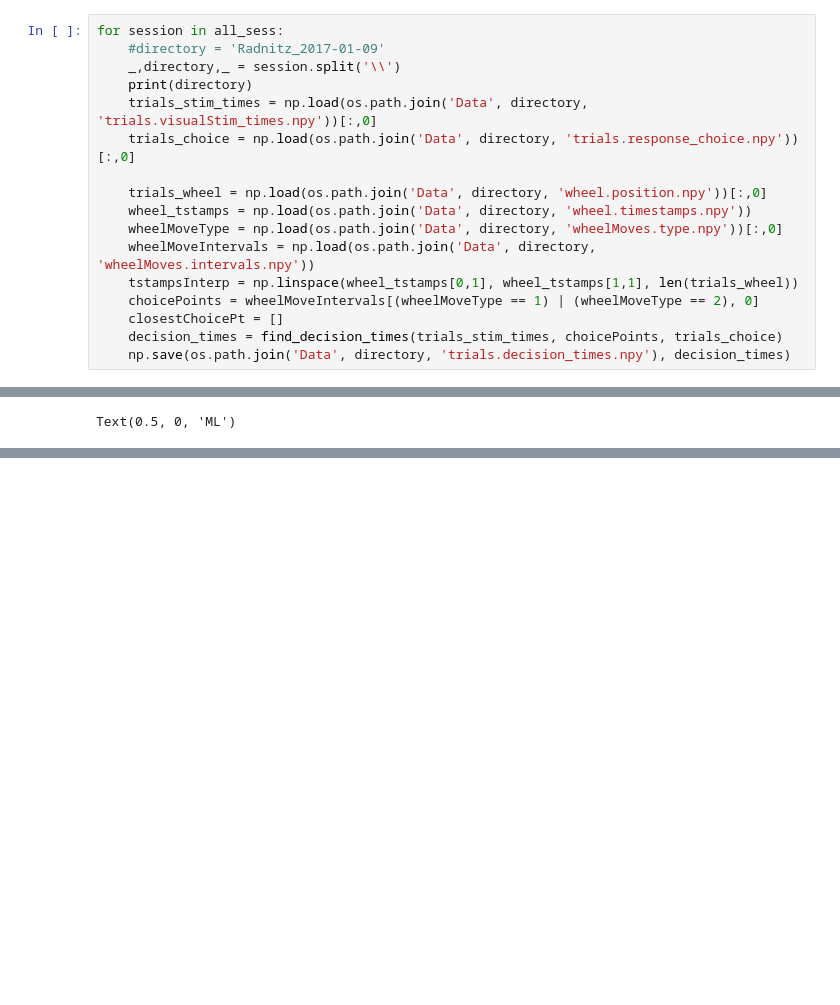
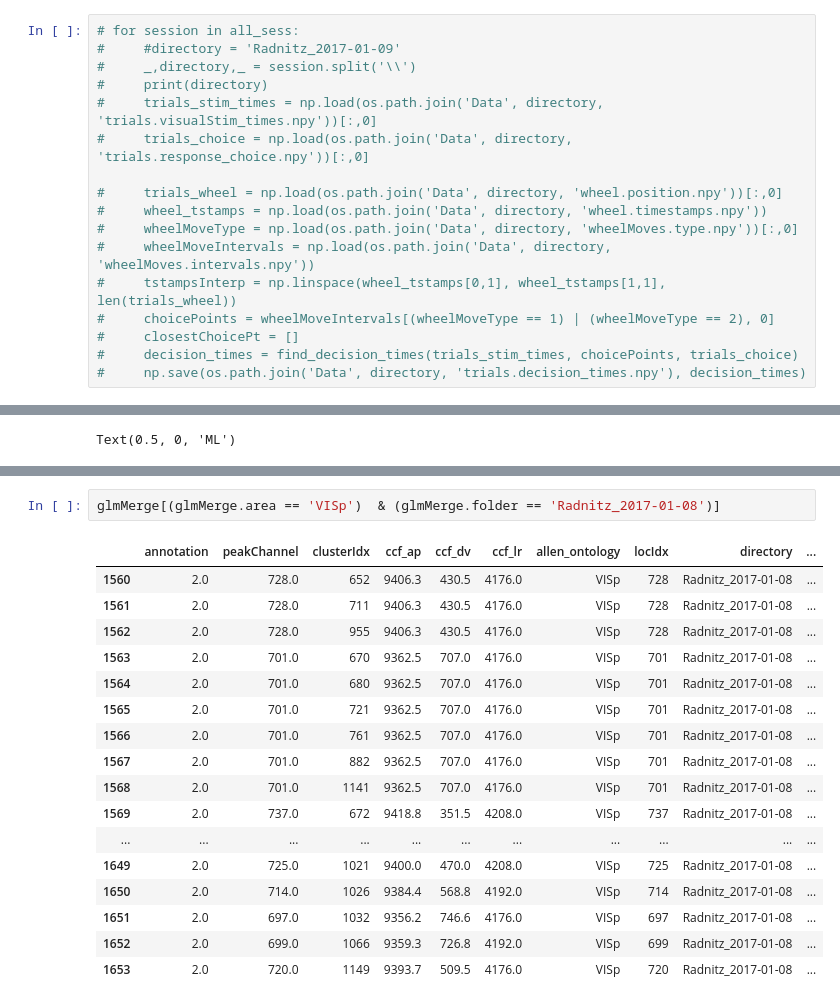
Before and after one commit to nhat-le/neuropixels-glm-brainlab, a Jupyter notebook: explore_Carandini_sessions.ipynb, the cells around one changed output, grey strips where cells are left out. Saved outputs shown, nothing was run; the diff lists cells and outputs as text; blank space fills up the shorter version.

```diff
--- a/explore_Carandini_sessions.ipynb
+++ b/explore_Carandini_sessions.ipynb
@@ -140,19 +140,19 @@ def find_decision_times(stim_times, choice_points, choice_lst):
         #print('Trial: ', idx, ', stim on at ', time, ', closest: ', closest)
     return closestChoicePt
 # %%
-for session in all_sess:
-    #directory = 'Radnitz_2017-01-09'
-    _,directory,_ = session.split('\\')
-    print(directory)
-    trials_stim_times = np.load(os.path.join('Data', directory, 'trials.visualStim_times.npy'))[:,0]
-    trials_choice = np.load(os.path.join('Data', directory, 'trials.response_choice.npy'))[:,0]
+# for session in all_sess:
+#     #directory = 'Radnitz_2017-01-09'
+#     _,directory,_ = session.split('\\')
+#     print(directory)
+#     trials_stim_times = np.load(os.path.join('Data', directory, 'trials.visualStim_times.npy'))[:,0]
+#     trials_choice = np.load(os.path.join('Data', directory, 'trials.response_choice.npy'))[:,0]
 
-    trials_wheel = np.load(os.path.join('Data', directory, 'wheel.position.npy'))[:,0]
-    wheel_tstamps = np.load(os.path.join('Data', directory, 'wheel.timestamps.npy'))
-    wheelMoveType = np.load(os.path.join('Data', directory, 'wheelMoves.type.npy'))[:,0]
-    wheelMoveIntervals = np.load(os.path.join('Data', directory, 'wheelMoves.intervals.npy'))
-    tstampsInterp = np.linspace(wheel_tstamps[0,1], wheel_tstamps[1,1], len(trials_wheel))
-    choicePoints = wheelMoveIntervals[(wheelMoveType == 1) | (wheelMoveType == 2), 0]
-    closestChoicePt = []
-    decision_times = find_decision_times(trials_stim_times, choicePoints, trials_choice)
-    np.save(os.path.join('Data', directory, 'trials.decision_times.npy'), decision_times)
+#     trials_wheel = np.load(os.path.join('Data', directory, 'wheel.position.npy'))[:,0]
+#     wheel_tstamps = np.load(os.path.join('Data', directory, 'wheel.timestamps.npy'))
+#     wheelMoveType = np.load(os.path.join('Data', directory, 'wheelMoves.type.npy'))[:,0]
+#     wheelMoveIntervals = np.load(os.path.join('Data', directory, 'wheelMoves.intervals.npy'))
+#     tstampsInterp = np.linspace(wheel_tstamps[0,1], wheel_tstamps[1,1], len(trials_wheel))
+#     choicePoints = wheelMoveIntervals[(wheelMoveType == 1) | (wheelMoveType == 2), 0]
+#     closestChoicePt = []
+#     decision_times = find_decision_times(trials_stim_times, choicePoints, trials_choice)
+#     np.save(os.path.join('Data', directory, 'trials.decision_times.npy'), decision_times)
@@ -474,0 +673,20 @@ plot_area_units('LP', glmMerge)
+# %%
+glmMerge[(glmMerge.area == 'VISp')  & (glmMerge.folder == 'Radnitz_2017-01-08')]
+# %% [output]
+|  | annotation | peakChannel | clusterIdx | ccf_ap | ccf_dv | ccf_lr | allen_ontology | locIdx | directory | ... |
+| 1560 | 2.0 | 728.0 | 652 | 9406.3 | 430.5 | 4176.0 | VISp | 728 | Radnitz_2017-01-08 | ... |
+| 1561 | 2.0 | 728.0 | 711 | 9406.3 | 430.5 | 4176.0 | VISp | 728 | Radnitz_2017-01-08 | ... |
+| 1562 | 2.0 | 728.0 | 955 | 9406.3 | 430.5 | 4176.0 | VISp | 728 | Radnitz_2017-01-08 | ... |
+| 1563 | 2.0 | 701.0 | 670 | 9362.5 | 707.0 | 4176.0 | VISp | 701 | Radnitz_2017-01-08 | ... |
+| 1564 | 2.0 | 701.0 | 680 | 9362.5 | 707.0 | 4176.0 | VISp | 701 | Radnitz_2017-01-08 | ... |
+| 1565 | 2.0 | 701.0 | 721 | 9362.5 | 707.0 | 4176.0 | VISp | 701 | Radnitz_2017-01-08 | ... |
+| 1566 | 2.0 | 701.0 | 761 | 9362.5 | 707.0 | 4176.0 | VISp | 701 | Radnitz_2017-01-08 | ... |
+| 1567 | 2.0 | 701.0 | 882 | 9362.5 | 707.0 | 4176.0 | VISp | 701 | Radnitz_2017-01-08 | ... |
+| 1568 | 2.0 | 701.0 | 1141 | 9362.5 | 707.0 | 4176.0 | VISp | 701 | Radnitz_2017-01-08 | ... |
+| 1569 | 2.0 | 737.0 | 672 | 9418.8 | 351.5 | 4208.0 | VISp | 737 | Radnitz_2017-01-08 | ... |
+| ... | ... | ... | ... | ... | ... | ... | ... | ... | ... | ... |
+| 1649 | 2.0 | 725.0 | 1021 | 9400.0 | 470.0 | 4208.0 | VISp | 725 | Radnitz_2017-01-08 | ... |
+| 1650 | 2.0 | 714.0 | 1026 | 9384.4 | 568.8 | 4192.0 | VISp | 714 | Radnitz_2017-01-08 | ... |
+| 1651 | 2.0 | 697.0 | 1032 | 9356.2 | 746.6 | 4176.0 | VISp | 697 | Radnitz_2017-01-08 | ... |
+| 1652 | 2.0 | 699.0 | 1066 | 9359.3 | 726.8 | 4192.0 | VISp | 699 | Radnitz_2017-01-08 | ... |
+| 1653 | 2.0 | 720.0 | 1149 | 9393.7 | 509.5 | 4176.0 | VISp | 720 | Radnitz_2017-01-08 | ... |
```
Also changed, not shown: parts of 28 cells of this notebook, 10 other files.
